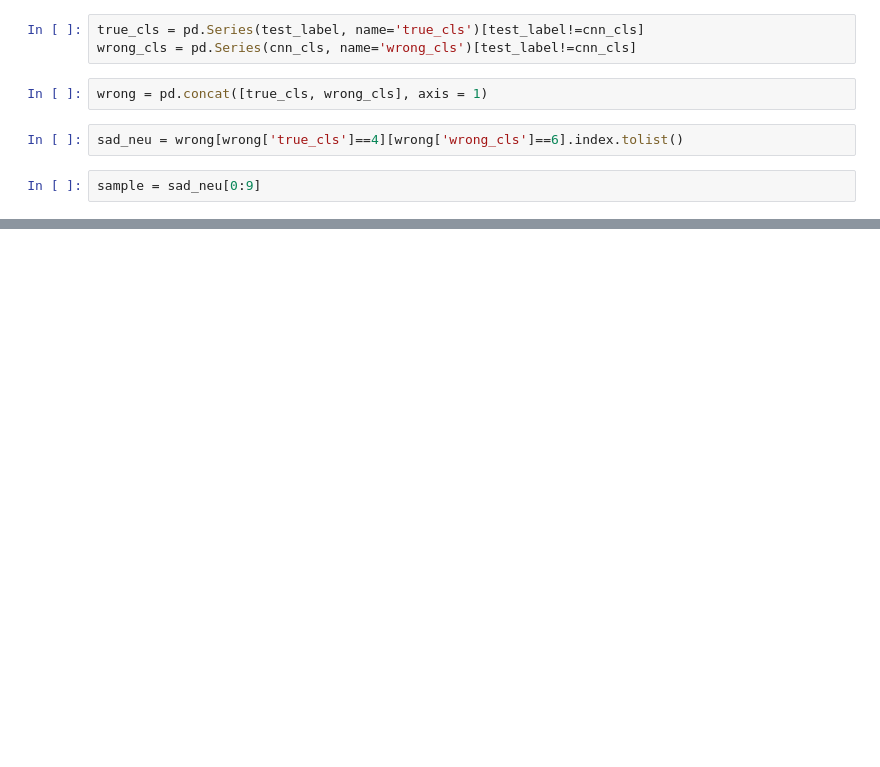
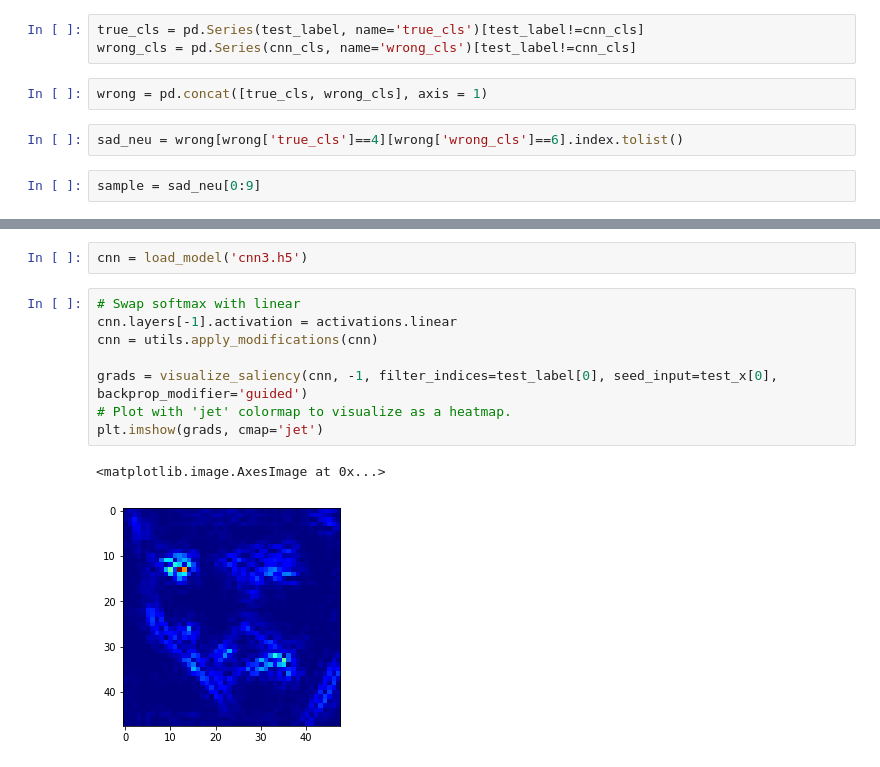
Before and after one commit to maplezzz/NTU_ML2017_Hung-yi-Lee_HW, a Jupyter notebook: HW3/report.ipynb, the cells around one changed output, grey strips where cells are left out. Saved outputs shown, nothing was run; the diff lists cells and outputs as text; blank space fills up the shorter version.

```diff
--- a/HW3/report.ipynb
+++ b/HW3/report.ipynb
@@ -121,0 +129,13 @@ plot_images(test_x[sample], test_label[sample], cnn_cls[sample])
+# %%
+cnn = load_model('cnn3.h5')
+# %%
+# Swap softmax with linear
+cnn.layers[-1].activation = activations.linear
+cnn = utils.apply_modifications(cnn)
+
+grads = visualize_saliency(cnn, -1, filter_indices=test_label[0], seed_input=test_x[0], backprop_modifier='guided')
+# Plot with 'jet' colormap to visualize as a heatmap.
+plt.imshow(grads, cmap='jet')
+# %% [output]
+<matplotlib.image.AxesImage at 0x...>
+[figure, added]
```
Also changed, not shown: parts of 6 cells of this notebook, 2 other files.
